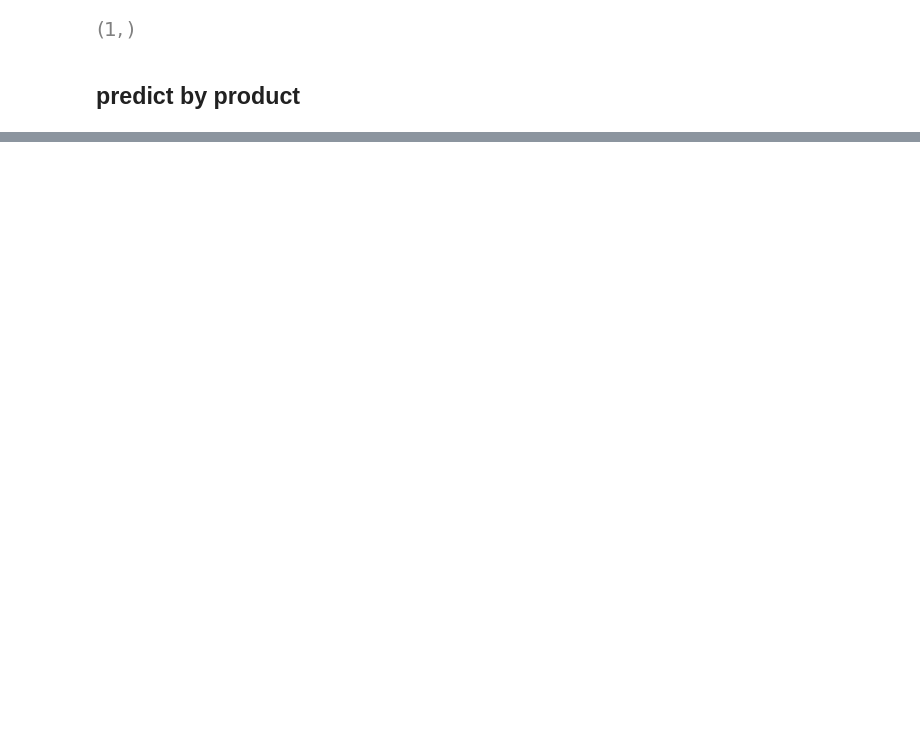
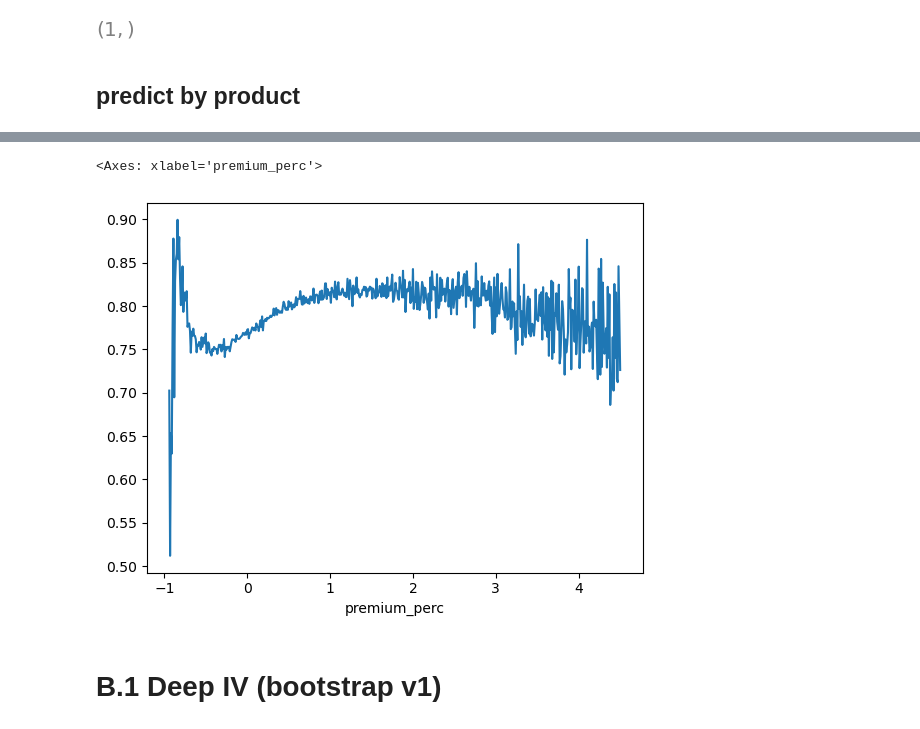
Before and after one commit to hw79chopin/ec2-deepiv-training-v200, a Jupyter notebook: jupyter/5_2_4_Modeling (Deep IV v200, training, EC2).ipynb, the cells around one changed output, grey strips where cells are left out. Drawn from its saved outputs; the diff is of its cells as text; code cells hidden in the pictures; blank space fills up the shorter version.

```diff
--- a/jupyter/5_2_4_Modeling (Deep IV v200, training, EC2).ipynb
+++ b/jupyter/5_2_4_Modeling (Deep IV v200, training, EC2).ipynb
@@ -453,0 +468,7 @@ df_pred_results.groupby('premium_perc_r2')['itt_hour_log_pred'].mean().plot()
+# %%
+df_pred_results[df_pred_results['premium_perc']<=4.5].groupby(df_pred_results['premium_perc'].round(2))['itt_hour_log_pred'].mean().plot()
+# %% [output]
+<Axes: xlabel='premium_perc'>
+[figure, added]
+# %% [markdown]
+# B.1 Deep IV (bootstrap v1)
```
Also changed, not shown: parts of 9 cells of this notebook.
